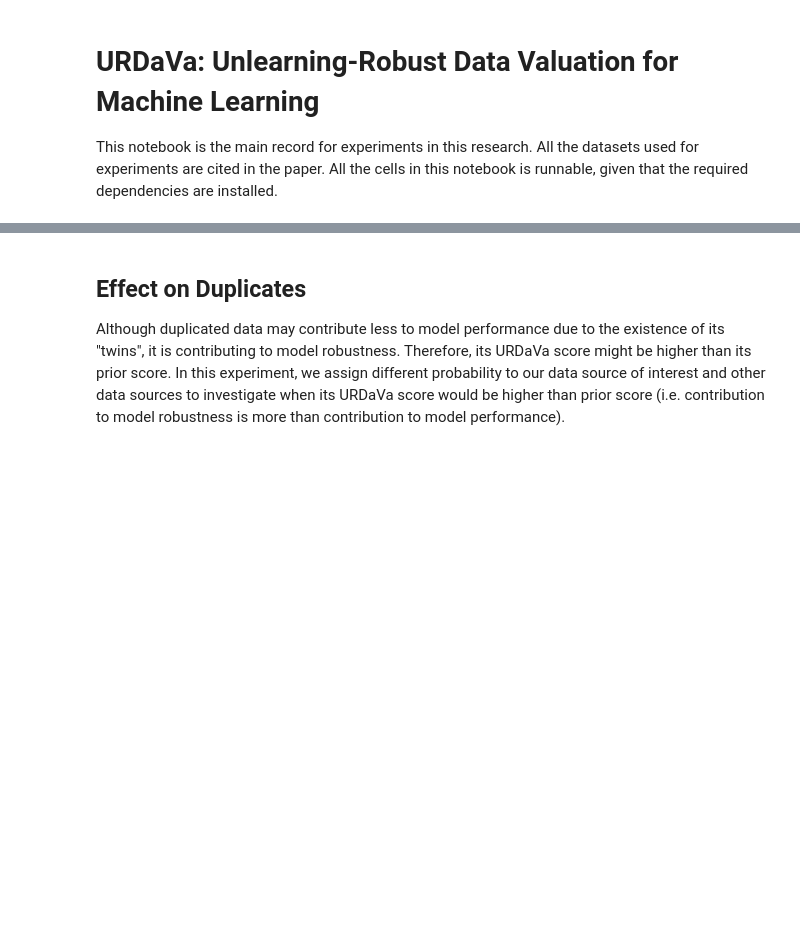
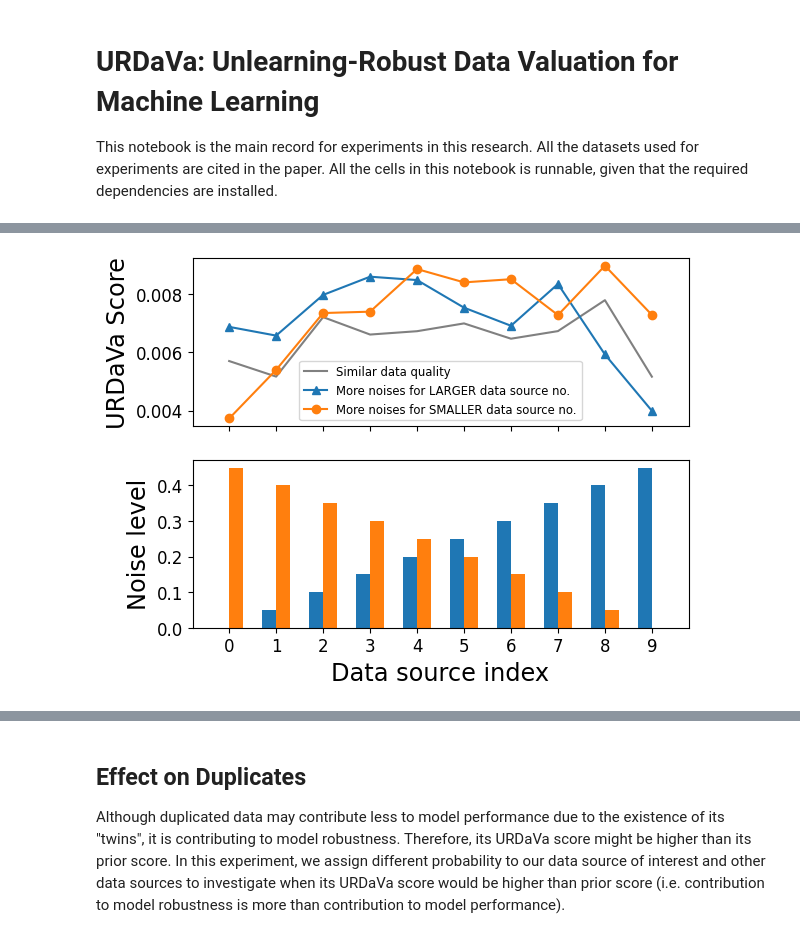
Before and after one commit to snoidetx/derdava, a Jupyter notebook: main.ipynb, the cells around one changed output, grey strips where cells are left out. Cells and saved outputs as stored; diff of their text form; code cells hidden in the pictures; blank space fills up the shorter version.

```diff
--- a/main.ipynb
+++ b/main.ipynb
@@ -6,0 +108,37 @@ This notebook is the main record for experiments in this research. All the datas
+# %%
+import numpy as np
+import os
+
+fig, ax = plt.subplots(2, sharex=True)
+line, = ax[0].plot(average_values.values(), color="grey")
+line.set_label("Similar data quality")
+noisy_line, = ax[0].plot(average_noisy_values.values(), marker="^", color="C0")
+noisy_line.set_label("More noises for LARGER data source no.")
+reverse_noisy_line, = ax[0].plot(average_reverse_noisy_values.values(), marker="o", color="C1")
+reverse_noisy_line.set_label("More noises for SMALLER data source no.")
+ax[0].legend(loc="lower center", fontsize="small")
+ax[0].set_ylabel("URDaVa Score", fontsize='xx-large')
+ax[1].set_xlabel("Data source index", fontsize='xx-large')
+ax[1].set_xticks(ticks=list(range(NUM_OF_DATA_SOURCES)))
+ax[1].set_ylabel("Noise level", fontsize='xx-large')
+width = 0.3
+multiplier = 0
+x = np.arange(NUM_OF_DATA_SOURCES)
+noises = [0.05*i for i in range(NUM_OF_DATA_SOURCES)]
+reverse_noises = [(0.45 - 0.05*i) for i in range(NUM_OF_DATA_SOURCES)]
+all_noises = [noises, reverse_noises]
+for i in range(len(all_noises)):
+    offset = width * multiplier
+    ax[1].bar(x + offset - width/2, all_noises[i], width, color=f"C{i}")
+    multiplier += 1
+
+ax[0].tick_params(axis='both', labelsize='large')
+ax[1].tick_params(axis='both', labelsize='large')
+
+plt.show()
+PATH_TO_IMAGES = "./images/data_source_ranking/"
+if not os.path.isdir(PATH_TO_IMAGES):
+    os.makedirs(PATH_TO_IMAGES)
+fig.savefig(os.path.join(PATH_TO_IMAGES, "data_quality_10_banzhaf_phoneme.png"), dpi=300)
+# %% [output]
+[figure, added]
```
Also changed, not shown: parts of 15 cells of this notebook, 5 other files.
